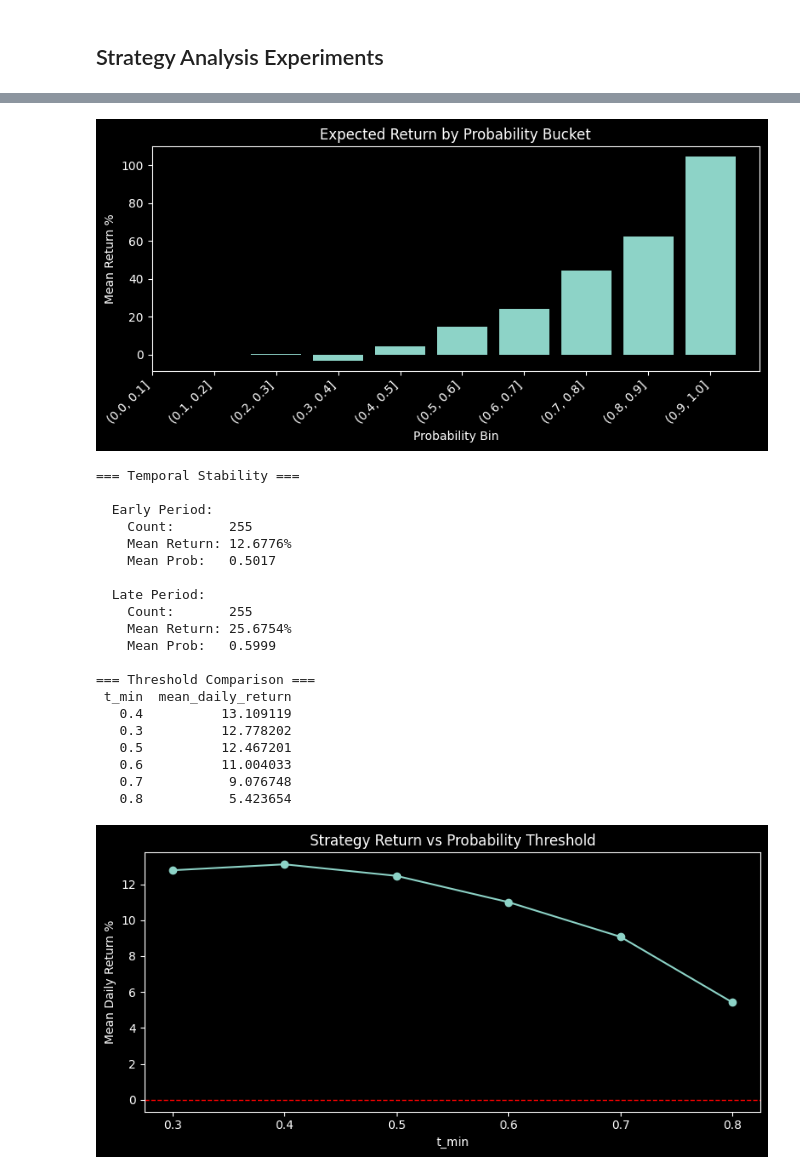
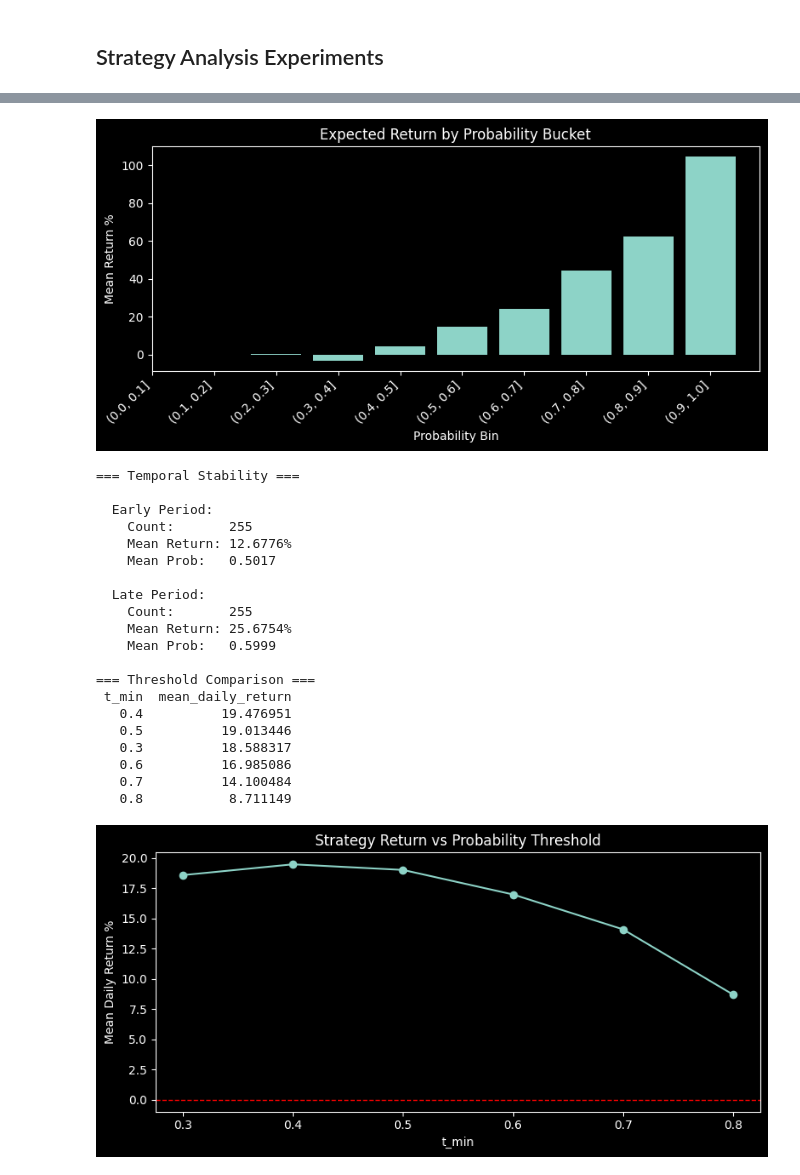
Before and after one commit to Nityunj-Goel/ipo-ml-decision-system, a Jupyter notebook: notebooks/backtesting.ipynb, the cells around one changed output, grey strips where cells are left out. Drawn from its saved outputs; the diff is of its cells as text; code cells hidden in the pictures.

```diff
--- a/notebooks/backtesting.ipynb
+++ b/notebooks/backtesting.ipynb
@@ -90,10 +98,9 @@ def _compute_listing_gain_pct(df: pd.DataFrame) -> pd.Series:
         / df[TARGET["issue_price"]]
         * 100
     )
-t_min = 0.3933623644527928
-alpha = 1.9877580169252183
+t_min=load_config()['portfolio']['trade_threshold']
 params = load_config()['logistic_regression']
-result = run_backtest('logistic_regression', t_min=t_min, alpha=alpha, verbose=False, **params)
+result = run_backtest('logistic_regression', t_min=t_min, verbose=False, **params)
 pipeline = result["final_pipeline"]
 X_val = result["holdout"]
 end_date_col = RAW_FEATURES["ipo_end_date"]
@@ -113,7 +120,7 @@ for day, day_df in val_df.groupby("date", sort=False):
     probs = day_df["prob"].values
     returns = day_df["actual_return"].values
     # 4. compute allocation
-    weights = compute_allocation(probs, t_min=t_min, alpha=alpha)
+    weights = compute_allocation(probs, t_min=t_min)
     # 5. portfolio return for this day
     portfolio_return_day = float(np.sum(weights * returns))
     day_returns.append(portfolio_return_day)
@@ -126,7 +133,6 @@ print("=" * 60)
 print("HOLDOUT TEST SET SUMMARY")
 print("=" * 60)
 print(f"  t_min:              {t_min}")
-print(f"  alpha:              {alpha}")
 print(f"  Num days:           {metrics['num_days']}")
 print(f"  Mean daily return:  {metrics['mean_daily_return']:+.2f}%")
 print(f"  Win rate:           {metrics['win_rate']:.2%}")
@@ -191,7 +196,7 @@ from src.models.trainer import train
 from src.portfolio.backtester import run_backtest, _compute_listing_gain_pct
 from src.utils.utils import load_config, load_raw_dataset
 
-# ── build prediction dataframe (all CV folds pooled) ─────────────────────────
+# ── build prediction dataframe (all CV folds pooled) ─────────────────────────────
 
 config = load_config()
 params = config["logistic_regression"]
@@ -239,9 +244,9 @@ for tr_idx, val_idx in splitter.split(X_cv):
 pred_df = pd.concat(all_preds, ignore_index=True)
 print(f"Prediction dataframe: {len(pred_df)} rows from {cv_cfg['n_splits']} folds")
 
-# ══════════════════════════════════════════════════════════════════════════════
+# ═══════════════════════════════════════════════════════════════════════════
 # 1. Bucket Analysis
-# ══════════════════════════════════════════════════════════════════════════════
+# ═══════════════════════════════════════════════════════════════════════════
 
 def analyze_probability_buckets(df, prob_col="p", return_col="actual_return", target_col="target"):
     bins = [0, 0.3, 0.4, 0.5, 0.6, 0.7, 1.0]
@@ -260,9 +265,9 @@ def analyze_probability_buckets(df, prob_col="p", return_col="actual_return", ta
 
 bucket_summary = analyze_probability_buckets(pred_df)
 
-# ══════════════════════════════════════════════════════════════════════════════
+# ═══════════════════════════════════════════════════════════════════════════
 # 2. Expected Return vs Probability (monotonicity check)
-# ══════════════════════════════════════════════════════════════════════════════
+# ═══════════════════════════════════════════════════════════════════════════
 
 def expected_return_curve(df, prob_col="p", return_col="actual_return"):
     bins = np.linspace(0, 1, 11)
@@ -286,9 +291,9 @@ def expected_return_curve(df, prob_col="p", return_col="actual_return"):
 
 return_curve = expected_return_curve(pred_df)
 
-# ══════════════════════════════════════════════════════════════════════════════
+# ═══════════════════════════════════════════════════════════════════════════
 # 3. Temporal Stability Check
-# ══════════════════════════════════════════════════════════════════════════════
+# ═══════════════════════════════════════════════════════════════════════════
 
 def temporal_stability_analysis(df, prob_col="p", return_col="actual_return", date_col="date"):
     df = df.copy().sort_values(date_col)
@@ -305,17 +310,17 @@ def temporal_stability_analysis(df, prob_col="p", return_col="actual_return", da
 
 temporal_stability_analysis(pred_df)
 
-# ══════════════════════════════════════════════════════════════════════════════
+# ═══════════════════════════════════════════════════════════════════════════
 # 4. Threshold Sensitivity (t_min comparison)
-# ══════════════════════════════════════════════════════════════════════════════
+# ═══════════════════════════════════════════════════════════════════════════
 
-def compare_thresholds(thresholds, alpha, model_name, params):
+def compare_thresholds(thresholds, model_name, params):
     results = []
     for t in thresholds:
-        res = run_backtest(model_name, t_min=t, alpha=alpha, verbose=False, **params)
+        res = run_backtest(model_name, t_min=t, verbose=False, **params)
         results.append({
             "t_min": t,
-            "mean_daily_return": res["fold_results"]["mean_daily_return"],
+            "mean_daily_return": res["fold_results"]["mean_daily_return"].mean(),
         })
 
     result_df = pd.DataFrame(results)
@@ -335,7 +340,6 @@ def compare_thresholds(thresholds, alpha, model_name, params):
 
 threshold_df = compare_thresholds(
     thresholds=[0.3, 0.4, 0.5, 0.6, 0.7, 0.8],
-    alpha=2.0,
     model_name="logistic_regression",
     params=params,
 )
@@ -345,37 +349,37 @@ Prediction dataframe: 510 rows from 5 folds
 === Probability Bucket Analysis ===
   prob_bin  count  avg_return  win_rate
 (0.0, 0.3]     28    0.317635  0.214286
 (0.3, 0.4]     77   -3.212904  0.103896
 (0.4, 0.5]    136    4.169684  0.352941
 (0.5, 0.6]     82   14.659461  0.707317
 (0.6, 0.7]     67   24.074489  0.761194
 (0.7, 1.0]    120   55.302977  0.925000
 
 === Expected Return vs Probability ===
 ... (7 lines left out)
 (0.6, 0.7]      24.074489
 (0.7, 0.8]      44.342941
 (0.8, 0.9]      62.215563
 (0.9, 1.0]     104.567699
 [figure]
 === Temporal Stability ===
 
   Early Period:
     Count:       255
     Mean Return: 12.6776%
     Mean Prob:   0.5017
 
   Late Period:
     Count:       255
     Mean Return: 25.6754%
     Mean Prob:   0.5999
 
 === Threshold Comparison ===
  t_min  mean_daily_return
-   0.4          13.109119
-   0.3          12.778202
-   0.5          12.467201
-   0.6          11.004033
-   0.7           9.076748
-   0.8           5.423654
+   0.4          19.476951
+   0.5          19.013446
+   0.3          18.588317
+   0.6          16.985086
+   0.7          14.100484
+   0.8           8.711149
-[figure, old version]
+[figure, new version]
```
Also changed, not shown: parts of 4 cells of this notebook, 13 other files.
